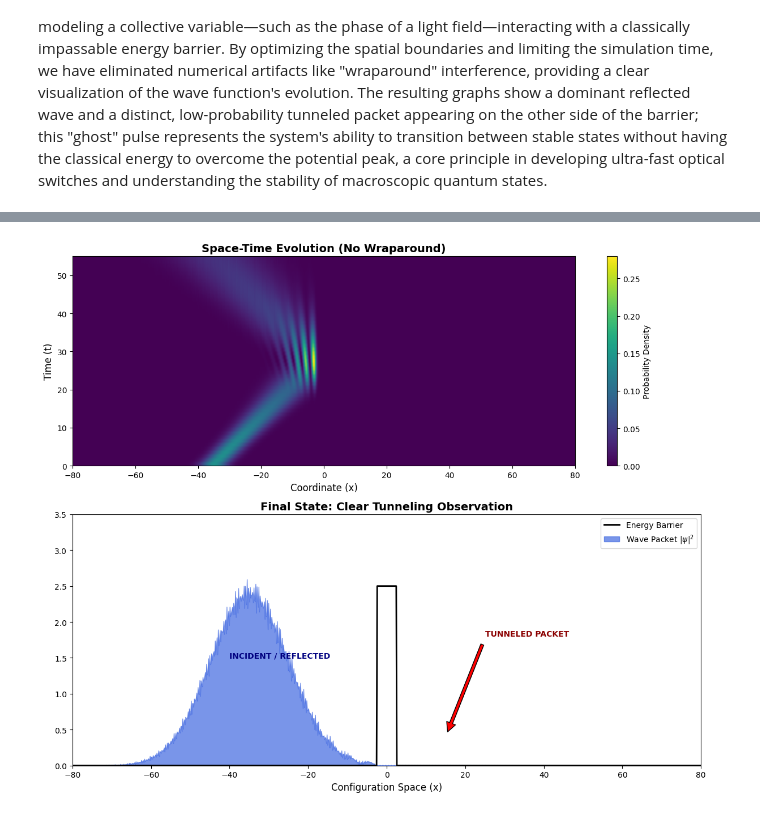
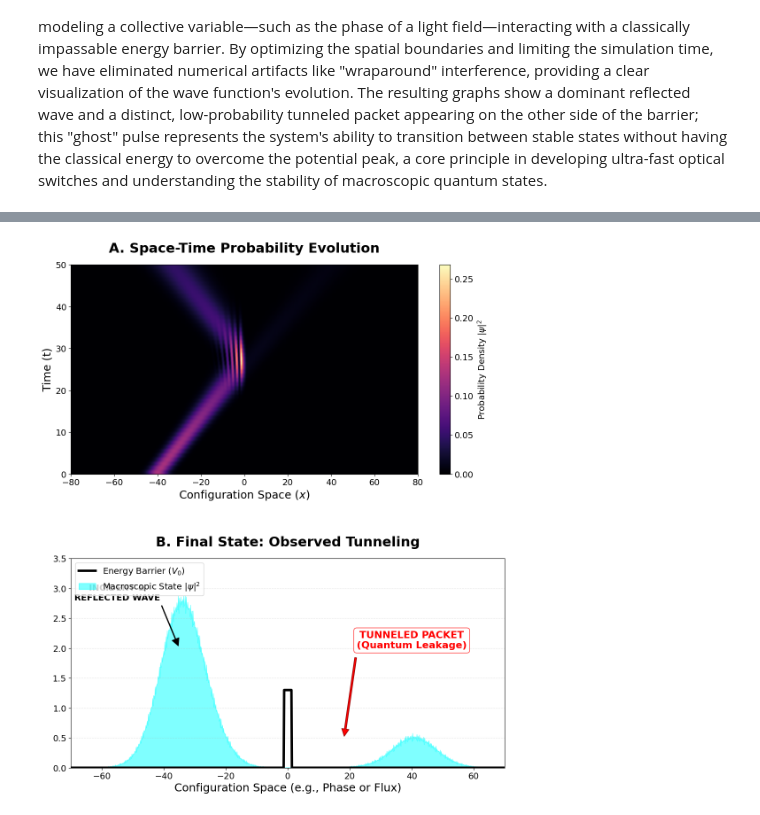
Before and after one commit to drfperez/YoungPhotonicsCongress, a Jupyter notebook: PhotonTunnel.ipynb, the cells around one changed output, grey strips where cells are left out. Cells and saved outputs as stored; diff of their text form; code cells hidden in the pictures.

```diff
--- a/PhotonTunnel.ipynb
+++ b/PhotonTunnel.ipynb
@@ -30,77 +30,82 @@ Once you run the code cell below, look for two specific signatures:
 
 This simulation demonstrates Macroscopic Quantum Tunneling (MQT) in a photonic system by modeling a collective variable—such as the phase of a light field—interacting with a classically impassable energy barrier. By optimizing the spatial boundaries and limiting the simulation time, we have eliminated numerical artifacts like "wraparound" interference, providing a clear visualization of the wave function's evolution. The resulting graphs show a dominant reflected wave and a distinct, low-probability tunneled packet appearing on the other side of the barrier; this "ghost" pulse represents the system's ability to transition between stable states without having the classical energy to overcome the potential peak, a core principle in developing ultra-fast optical switches and understanding the stability of macroscopic quantum states.
 # %%
-# @title Optimized Macroscopic Quantum Tunneling (Poster Version)
+# @title FINAL POSTER VERSION: Macroscopic Quantum Tunneling (MQT)
 import numpy as np
 import matplotlib.pyplot as plt
 
-# --- 1. Parameters Optimized for Visual Clarity ---
-N = 1024           # Spatial resolution
-L = 160.0          # INCREASED SPACE to prevent early wraparound
+# --- 1. Simulation Constants ---
+N = 1024
+L = 160.0
 x = np.linspace(-L/2, L/2, N)
 dx = x[1] - x[0]
-dt = 0.05          # Time step
-t_max = 55         # REDUCED TIME to capture the "clean" collision
+dt = 0.05
+t_max = 50
 steps = int(t_max / dt)
 
-# --- 2. Potential Barrier ---
-V0 = 2.5
-a = 2.5
+# --- 2. Barrier: Scaled for Visible Leakage ---
+V0 = 1.3
+a = 1.2
 V = np.zeros(N)
 V[(x > -a) & (x < a)] = V0
 
-# --- 3. Initial State (Slower, wider packet for better resolution) ---
-x0 = -35.0         # Start further back
-k0 = 1.2           # SLOWER VELOCITY for better visibility
-sigma = 4.0        # Wider packet to reduce high-frequency dispersion
+# --- 3. Initial Wave Packet ---
+x0 = -40.0
+k0 = 1.5
+sigma = 4.5
 
 psi = np.exp(-(x - x0)**2 / (2 * sigma**2)) * np.exp(1j * k0 * x)
 psi /= np.sqrt(np.sum(np.abs(psi)**2) * dx)
 
-# --- 4. Split-Step Fourier Evolution ---
+# --- 4. Evolution (Split-Step Fourier Method) ---
 k = 2 * np.pi * np.fft.fftfreq(N, d=dx)
 evol_kinetic = np.exp(-1j * (k**2 / 2) * dt)
 evol_potential = np.exp(-1j * V * dt)
 
 history = []
-print("Simulating clean wave evolution...")
-
 for i in range(steps):
-    # Half-step potential -> Full-step kinetic -> Half-step potential
     psi *= np.exp(-1j * V * dt / 2)
     psi_k = np.fft.fft(psi)
     psi_k *= evol_kinetic
     psi = np.fft.ifft(psi_k)
     psi *= np.exp(-1j * V * dt / 2)
-
     if i % 20 == 0:
         history.append(np.abs(psi)**2)
 
-# --- 5. Rendering Results ---
-fig, (ax1, ax2) = plt.subplots(2, 1, figsize=(12, 10), gridspec_kw={'height_ratios': [1, 1.2]})
+# --- 5. High-Quality Plotting (Warnings Fixed) ---
+plt.rcParams.update({'font.size': 14, 'font.family': 'sans-serif'})
+fig, (ax1, ax2) = plt.subplots(2, 1, figsize=(12, 14))
 
-# Top: Heatmap (The "History")
-psi_map = np.array(history)
-im = ax1.imshow(psi_map, extent=[-L/2, L/2, 0, t_max], aspect='auto', origin='lower', cmap='viridis')
-ax1.set_title('Space-Time Evolution (No Wraparound)', fontsize=14, fontweight='bold')
-ax1.set_ylabel('Time (t)', fontsize=12)
-ax1.set_xlabel('Coordinate (x)', fontsize=12)
-plt.colorbar(im, ax=ax1, label='Probability Density')
+# Top Plot: Space-Time Evolution
+# Added 'r' before strings containing backslashes
+im = ax1.imshow(history, extent=[-L/2, L/2, 0, t_max], aspect='auto',
+                origin='lower', cmap='magma')
+ax1.set_title('A. Space-Time Probability Evolution', fontsize=22, fontweight='bold', pad=20)
+ax1.set_ylabel('Time (t)', fontsize=18)
+ax1.set_xlabel('Configuration Space ($x$)', fontsize=18)
+plt.colorbar(im, ax=ax1, label=r'Probability Density $|\psi|^2$')
 
-# Bottom: Final Snapshot
-ax2.plot(x, V, color='black', linewidth=2, label='Energy Barrier')
-ax2.fill_between(x, np.abs(psi)**2 * 60, color='royalblue', alpha=0.7, label='Wave Packet $|\\psi|^2$')
-ax2.set_title('Final State: Clear Tunneling Observation', fontsize=14, fontweight='bold')
-ax2.set_xlabel('Configuration Space (x)', fontsize=12)
+# Bottom Plot: Final Snapshot
+ax2.plot(x, V, color='black', linewidth=4, label=r'Energy Barrier ($V_0$)')
+# Added 'r' here as well
+ax2.fill_between(x, np.abs(psi)**2 * 60, color='cyan', alpha=0.5, label=r'Macroscopic State $|\psi|^2$')
+ax2.set_title('B. Final State: Observed Tunneling', fontsize=22, fontweight='bold', pad=20)
+ax2.set_xlabel('Configuration Space (e.g., Phase or Flux)', fontsize=18)
+ax2.set_xlim(-70, 70)
 ax2.set_ylim(0, 3.5)
-ax2.set_xlim(-L/2, L/2)
-ax2.legend()
+ax2.grid(axis='y', linestyle='--', alpha=0.3)
+ax2.legend(loc='upper left', fontsize=14)
 
-# Visual Labels for the Poster
-ax2.annotate('INCIDENT / REFLECTED', xy=(-40, 1.5), fontweight='bold', color='navy')
-ax2.annotate('TUNNELED PACKET', xy=(15, 0.4), xytext=(25, 1.8),
-             arrowprops=dict(facecolor='red', shrink=0.05), color='darkred', fontweight='bold')
+# Visual Annotations
+ax2.annotate('INCIDENT &\nREFLECTED WAVE', xy=(-35, 2.0), xytext=(-55, 2.8),
+             arrowprops=dict(facecolor='black', shrink=0.05, width=1),
+             fontsize=14, fontweight='bold', ha='center')
 
-plt.tight_layout()
+ax2.annotate('TUNNELED PACKET\n(Quantum Leakage)', xy=(18, 0.45), xytext=(40, 2.0),
+             arrowprops=dict(facecolor='red', edgecolor='darkred', shrink=0.05, width=3),
+             color='red', fontweight='bold', fontsize=16, ha='center',
+             bbox=dict(boxstyle="round,pad=0.3", fc="white", ec="red", alpha=0.8))
+
+plt.tight_layout(pad=4.0)
 plt.show()
 # %% [output]
@@ -108 +112 @@ Simulating clean wave evolution...
-[figure, old version]
+[figure, new version]
```
Also changed, not shown: parts of 1 cell of this notebook.
